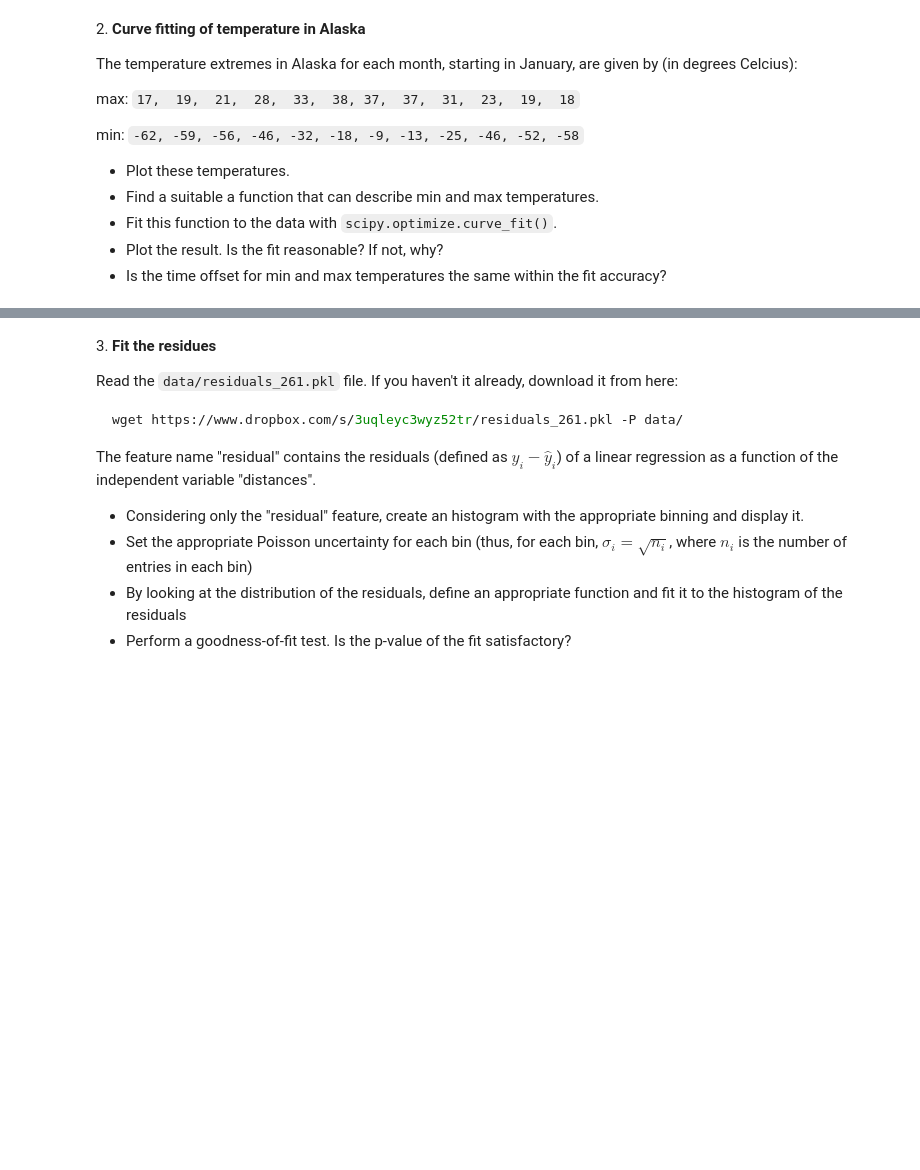
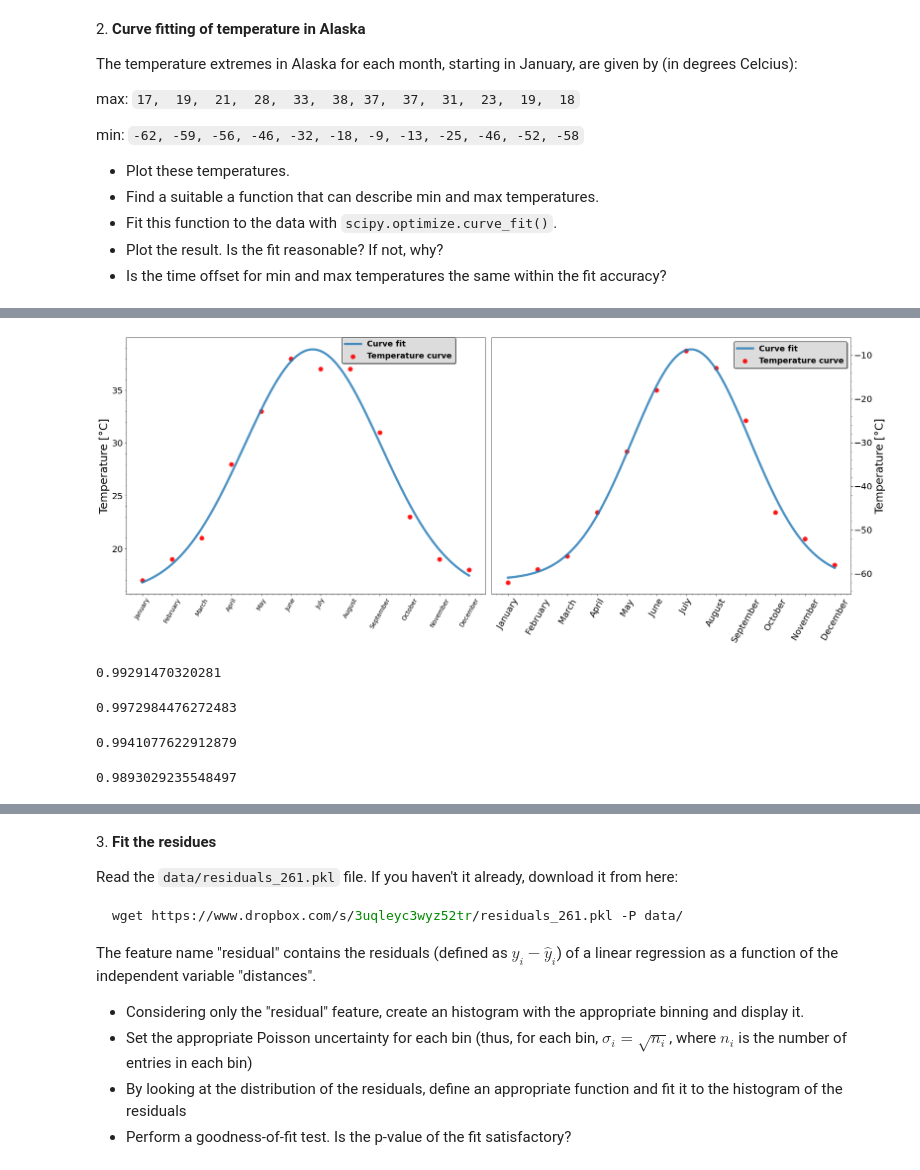
Before and after one commit to tommasoamico/LaboratoryOfComputationalPhysics_Y4, a Jupyter notebook: 08ex_fitting.ipynb, the cells around one changed output, grey strips where cells are left out. Saved outputs shown, nothing was run; the diff lists cells and outputs as text; code cells hidden in the pictures; blank space fills up the shorter version.

```diff
--- a/08ex_fitting.ipynb
+++ b/08ex_fitting.ipynb
@@ -30,0 +58,3 @@ min: `-62, -59, -56, -46, -32, -18, -9, -13, -25, -46, -52, -58`
+# %%
+x_data=(np.arange(0,12))
+x_axis=np.linspace(0, 11, 100)
@@ -30,0 +69,6 @@ min: `-62, -59, -56, -46, -32, -18, -9, -13, -25, -46, -52, -58`
+# %%
+def f_gauss_max(x, A, mu, offset, sigma):
+    return A*np.exp(-(1/2)*(((x-mu)/sigma)**2)) + offset
+popt_gauss_max, pcov_gauss_max = sp.optimize.curve_fit(f_gauss_max, x_data, max_temp, p0=[37, 7, 18, 3])
+#print(popt)
+#print(pcov)
@@ -30,0 +84,63 @@ min: `-62, -59, -56, -46, -32, -18, -9, -13, -25, -46, -52, -58`
+# %%
+fig, ax = plt.subplots(nrows= 1, ncols=2, figsize=(25, 10))
+ax[0].scatter(calendar.month_name[1:], max_temp, label='Temperature curve', linewidth=5, alpha=0.8, color='red')
+ax[0].plot(x_axis, f_gauss_max((x_axis), *popt_gauss_max), linewidth=5, alpha=0.8, label='Curve fit')
+ax[0].set_ylabel('Temperature [°C]', fontsize=25)
+ax[0].tick_params(axis='x', which='major', labelsize=14, rotation=60)
+ax[0].tick_params(axis='y', which='major', labelsize=20)
+ax[0].legend(shadow=True, framealpha=1, facecolor='gainsboro', edgecolor='black', prop={'weight':'bold','size':18},loc=[0.6,0.9])
+ax[0].minorticks_on()
+
+
+ax[1].scatter(calendar.month_name[1:], min_temp, label='Temperature curve', linewidth=5, alpha=0.8, color='red')
+ax[1].plot(x_axis,f_gauss_min(x_axis, *popt_gauss_min), label='Curve fit', linewidth=5, alpha=0.8)
+ax[1].yaxis.set_label_position("right")
+ax[1].yaxis.tick_right()
+ax[1].set_ylabel('Temperature [°C]', fontsize=25)
+ax[1].tick_params(axis='x', which='major', labelsize=20, rotation=60)
+ax[1].tick_params(axis='y', which='major', labelsize=20)
+ax[1].minorticks_on()
+ax[1].legend(shadow=True, framealpha=1, facecolor='gainsboro', edgecolor='black', prop={'weight':'bold','size':18})
+fig.tight_layout()
+# %% [output]
+[figure, added]
+# %%
+# Gauss max r
+residuals = max_temp- f_gauss_max(x_data, *popt_gauss_max)
+ss_res = np.sum(residuals**2)
+ss_tot = np.sum((max_temp-np.mean(max_temp))**2)
+r_squared = 1 - (ss_res / ss_tot)
+r = np.sqrt(r_squared)
+print(r)
+# %% [output]
+0.99291470320281
+# %%
+# Gauss min r
+residuals = min_temp- f_gauss_min(x_data, *popt_gauss_min)
+ss_res = np.sum(residuals**2)
+ss_tot = np.sum((min_temp-np.mean(min_temp))**2)
+r_squared = 1 - (ss_res / ss_tot)
+r = np.sqrt(r_squared)
+print(r)
+# %% [output]
+0.9972984476272483
+# %%
+# Sine max r
+residuals = max_temp- f_max(x_data, *popt_max)
+ss_res = np.sum(residuals**2)
+ss_tot = np.sum((max_temp-np.mean(max_temp))**2)
+r_squared = 1 - (ss_res / ss_tot)
+r = np.sqrt(r_squared)
+print(r)
+# %% [output]
+0.9941077622912879
+# %%
+# Sine min r
+residuals = min_temp- f_min(x_data, *popt_min)
+ss_res = np.sum(residuals**2)
+ss_tot = np.sum((min_temp-np.mean(min_temp))**2)
+r_squared = 1 - (ss_res / ss_tot)
+r = np.sqrt(r_squared)
+print(r)
+# %% [output]
+0.9893029235548497
```
Also changed, not shown: parts of 10 cells of this notebook.
